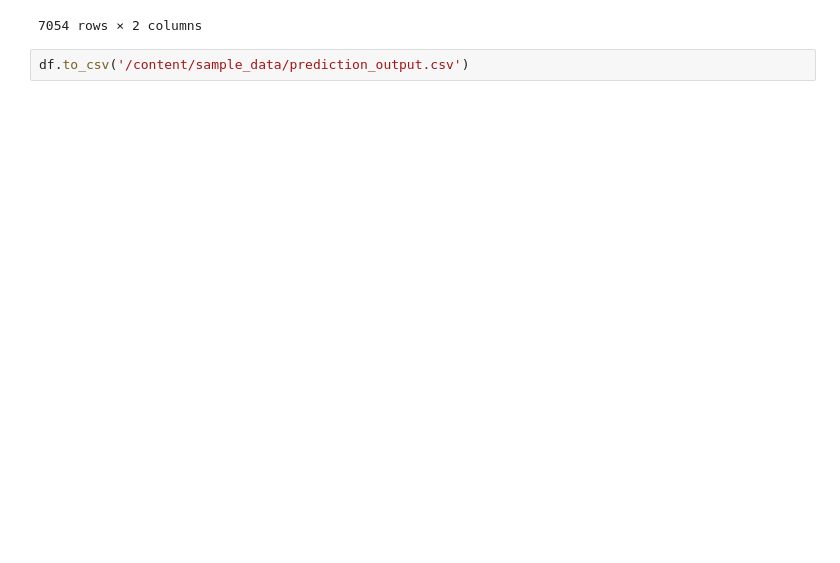
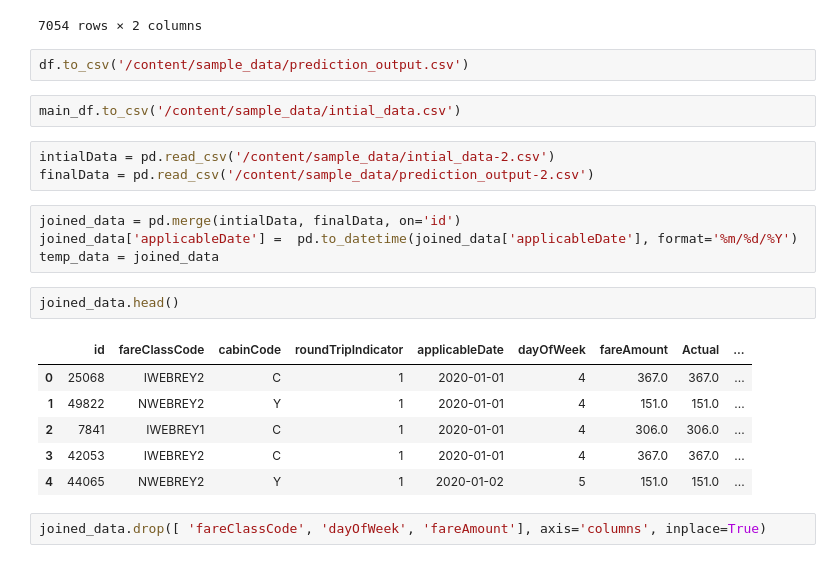
Before and after one commit to junior-g/DeepLearning, a Jupyter notebook: Untitled1.ipynb, the cells around one changed output. Cells and saved outputs as stored; diff of their text form; blank space fills up the shorter version.

```diff
--- a/Untitled1.ipynb
+++ b/Untitled1.ipynb
@@ -74,3 +74,23 @@ df
 7054 rows × 2 columns
 # %%
 df.to_csv('/content/sample_data/prediction_output.csv')
+# %%
+main_df.to_csv('/content/sample_data/intial_data.csv')
+# %%
+intialData = pd.read_csv('/content/sample_data/intial_data-2.csv')
+finalData = pd.read_csv('/content/sample_data/prediction_output-2.csv')
+# %%
+joined_data = pd.merge(intialData, finalData, on='id')
+joined_data['applicableDate'] =  pd.to_datetime(joined_data['applicableDate'], format='%m/%d/%Y')
+temp_data = joined_data
+# %%
+joined_data.head()
+# %% [output]
+|  | id | fareClassCode | cabinCode | roundTripIndicator | applicableDate | dayOfWeek | fareAmount | Actual | ... |
+| 0 | 25068 | IWEBREY2 | C | 1 | 2020-01-01 | 4 | 367.0 | 367.0 | ... |
+| 1 | 49822 | NWEBREY2 | Y | 1 | 2020-01-01 | 4 | 151.0 | 151.0 | ... |
+| 2 | 7841 | IWEBREY1 | C | 1 | 2020-01-01 | 4 | 306.0 | 306.0 | ... |
+| 3 | 42053 | IWEBREY2 | C | 1 | 2020-01-01 | 4 | 367.0 | 367.0 | ... |
+| 4 | 44065 | NWEBREY2 | Y | 1 | 2020-01-02 | 5 | 151.0 | 151.0 | ... |
+# %%
+joined_data.drop([ 'fareClassCode', 'dayOfWeek', 'fareAmount'], axis='columns', inplace=True)
```
Also changed, not shown: parts of 6 cells of this notebook.
